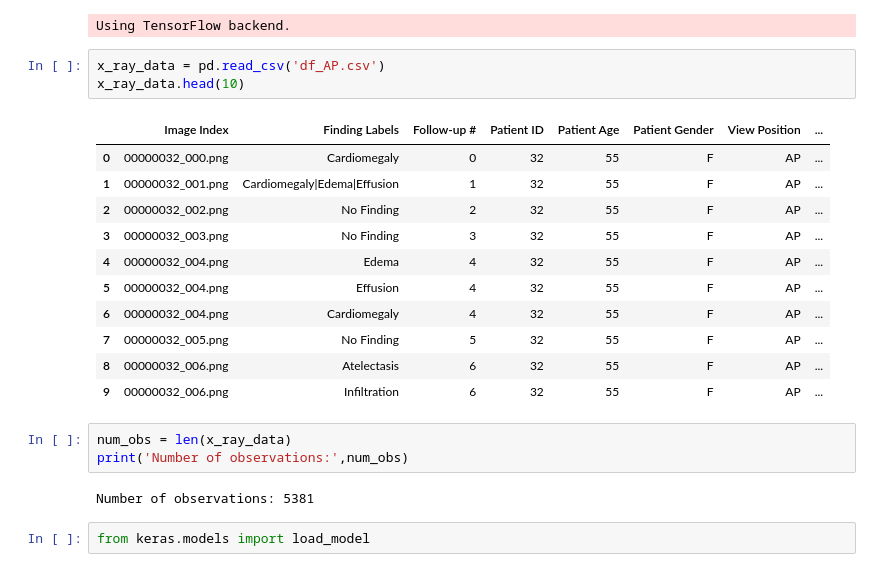
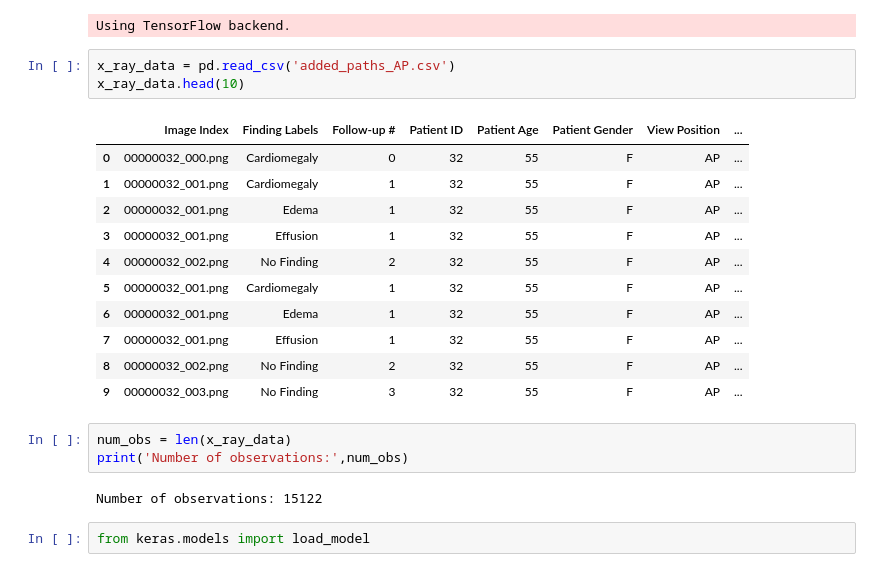
Before and after one commit to Sairamvinay/Chest-X-ray-DL, a Jupyter notebook: Seongwoo_v1.ipynb, the cells around one changed output. Drawn from its saved outputs; the diff is of its cells as text.

```diff
--- a/Seongwoo_v1.ipynb
+++ b/Seongwoo_v1.ipynb
@@ -17,25 +17,25 @@ import cv2
 # %% [output]
 Using TensorFlow backend.
 # %%
-x_ray_data = pd.read_csv('df_AP.csv')
+x_ray_data = pd.read_csv('added_paths_AP.csv')
 x_ray_data.head(10)
 # %% [output]
 |  | Image Index | Finding Labels | Follow-up # | Patient ID | Patient Age | Patient Gender | View Position | ... |
 | 0 | 00000032_000.png | Cardiomegaly | 0 | 32 | 55 | F | AP | ... |
-| 1 | 00000032_001.png | Cardiomegaly|Edema|Effusion | 1 | 32 | 55 | F | AP | ... |
-| 2 | 00000032_002.png | No Finding | 2 | 32 | 55 | F | AP | ... |
-| 3 | 00000032_003.png | No Finding | 3 | 32 | 55 | F | AP | ... |
-| 4 | 00000032_004.png | Edema | 4 | 32 | 55 | F | AP | ... |
-| 5 | 00000032_004.png | Effusion | 4 | 32 | 55 | F | AP | ... |
-| 6 | 00000032_004.png | Cardiomegaly | 4 | 32 | 55 | F | AP | ... |
-| 7 | 00000032_005.png | No Finding | 5 | 32 | 55 | F | AP | ... |
-| 8 | 00000032_006.png | Atelectasis | 6 | 32 | 55 | F | AP | ... |
-| 9 | 00000032_006.png | Infiltration | 6 | 32 | 55 | F | AP | ... |
+| 1 | 00000032_001.png | Cardiomegaly | 1 | 32 | 55 | F | AP | ... |
+| 2 | 00000032_001.png | Edema | 1 | 32 | 55 | F | AP | ... |
+| 3 | 00000032_001.png | Effusion | 1 | 32 | 55 | F | AP | ... |
+| 4 | 00000032_002.png | No Finding | 2 | 32 | 55 | F | AP | ... |
+| 5 | 00000032_001.png | Cardiomegaly | 1 | 32 | 55 | F | AP | ... |
+| 6 | 00000032_001.png | Edema | 1 | 32 | 55 | F | AP | ... |
+| 7 | 00000032_001.png | Effusion | 1 | 32 | 55 | F | AP | ... |
+| 8 | 00000032_002.png | No Finding | 2 | 32 | 55 | F | AP | ... |
+| 9 | 00000032_003.png | No Finding | 3 | 32 | 55 | F | AP | ... |
 # %%
 num_obs = len(x_ray_data)
 print('Number of observations:',num_obs)
 # %% [output]
-Number of observations: 5381
+Number of observations: 15122
 # %%
 from keras.models import load_model
 # %%
```
Also changed, not shown: parts of 2 cells of this notebook, 8 other files.
